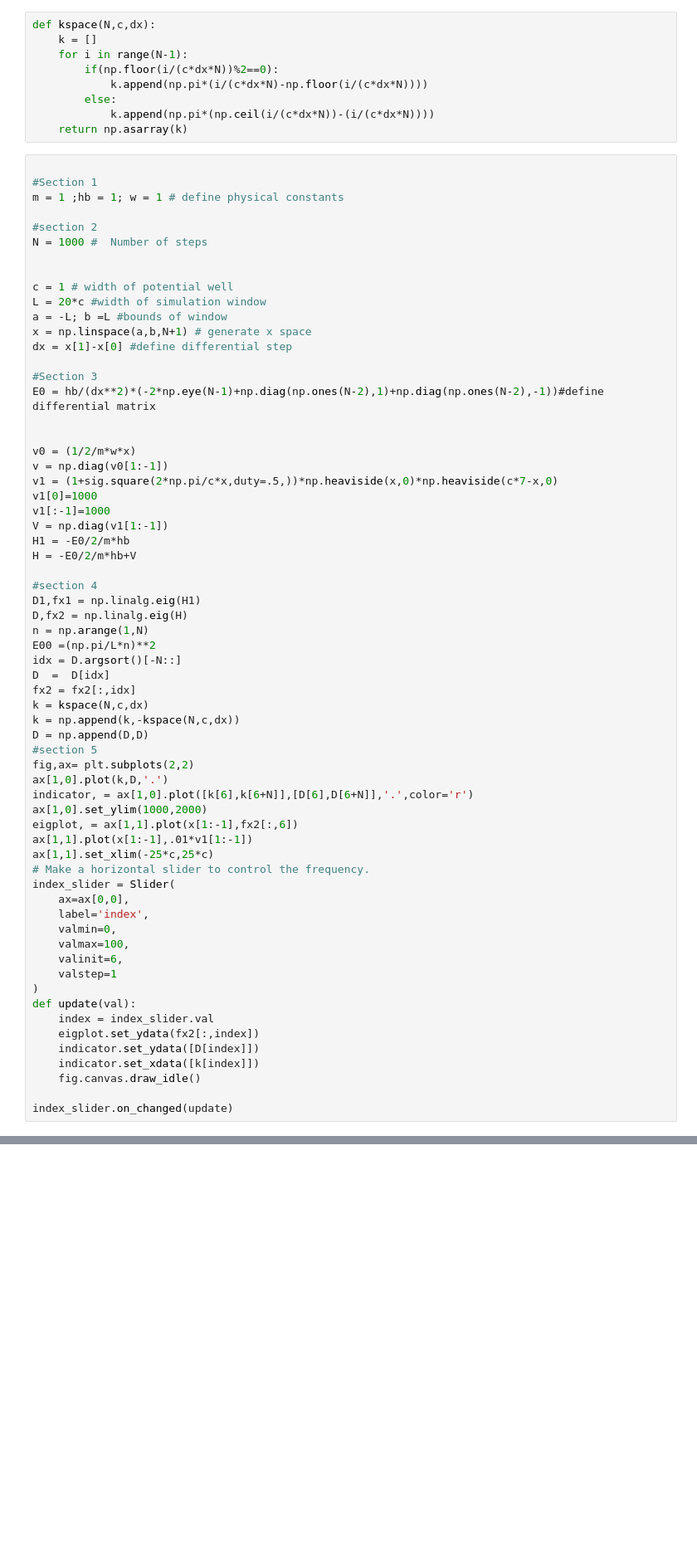
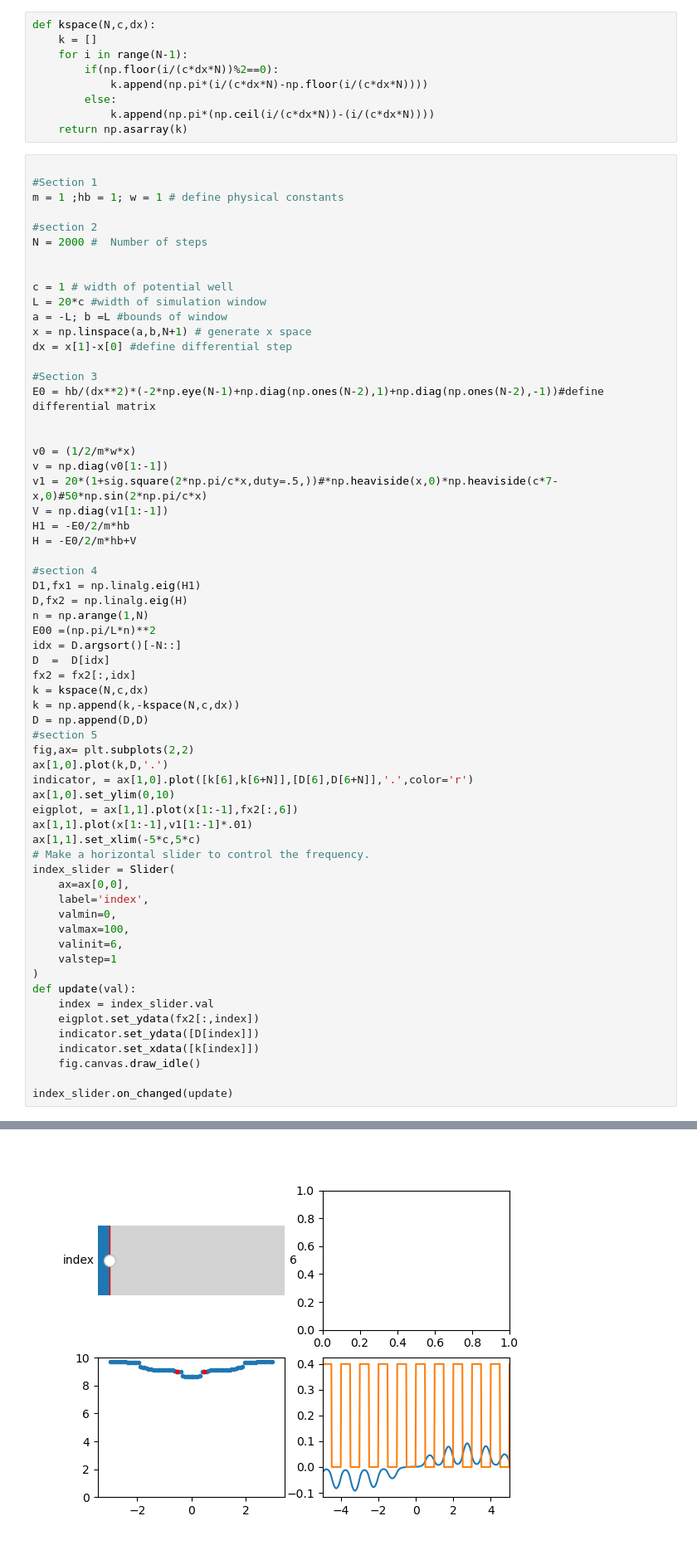
Before and after one commit to MTLphys/ManyBodyTheory, a Jupyter notebook: Class 2 1D Periodic Potential/Section1CalculatingBandstructure.ipynb, the cells around one changed output, grey strips where cells are left out. Shown: that part at 83% size. Drawn from its saved outputs; the diff is of its cells as text; blank space fills up the shorter version.

```diff
--- a/Class 2 1D Periodic Potential/Section1CalculatingBandstructure.ipynb
+++ b/Class 2 1D Periodic Potential/Section1CalculatingBandstructure.ipynb
@@ -154,7 +195,7 @@ def kspace(N,c,dx):
 m = 1 ;hb = 1; w = 1 # define physical constants
 
 #section 2
-N = 1000 #  Number of steps
+N = 2000 #  Number of steps
 
 
 c = 1 # width of potential well
@@ -169,9 +210,7 @@ E0 = hb/(dx**2)*(-2*np.eye(N-1)+np.diag(np.ones(N-2),1)+np.diag(np.ones(N-2),-1)
 
 v0 = (1/2/m*w*x)
 v = np.diag(v0[1:-1])
-v1 = (1+sig.square(2*np.pi/c*x,duty=.5,))*np.heaviside(x,0)*np.heaviside(c*7-x,0)
-v1[0]=1000
-v1[:-1]=1000
+v1 = 20*(1+sig.square(2*np.pi/c*x,duty=.5,))#*np.heaviside(x,0)*np.heaviside(c*7-x,0)#50*np.sin(2*np.pi/c*x)
 V = np.diag(v1[1:-1])
 H1 = -E0/2/m*hb
 H = -E0/2/m*hb+V
@@ -191,10 +230,10 @@ D = np.append(D,D)
 fig,ax= plt.subplots(2,2)
 ax[1,0].plot(k,D,'.')
 indicator, = ax[1,0].plot([k[6],k[6+N]],[D[6],D[6+N]],'.',color='r')
-ax[1,0].set_ylim(1000,2000)
+ax[1,0].set_ylim(0,10)
 eigplot, = ax[1,1].plot(x[1:-1],fx2[:,6])
-ax[1,1].plot(x[1:-1],.01*v1[1:-1])
-ax[1,1].set_xlim(-25*c,25*c)
+ax[1,1].plot(x[1:-1],v1[1:-1]*.01)
+ax[1,1].set_xlim(-5*c,5*c)
 # Make a horizontal slider to control the frequency.
 index_slider = Slider(
     ax=ax[0,0],
@@ -217,3 +256,4 @@ NameError: name 'np' is not defined
+[figure, added]
 # %% [markdown]
 ## First section:
 Define constants to be 1 (electron mass hbar etc)
```
Also changed, not shown: parts of 8 cells of this notebook.
